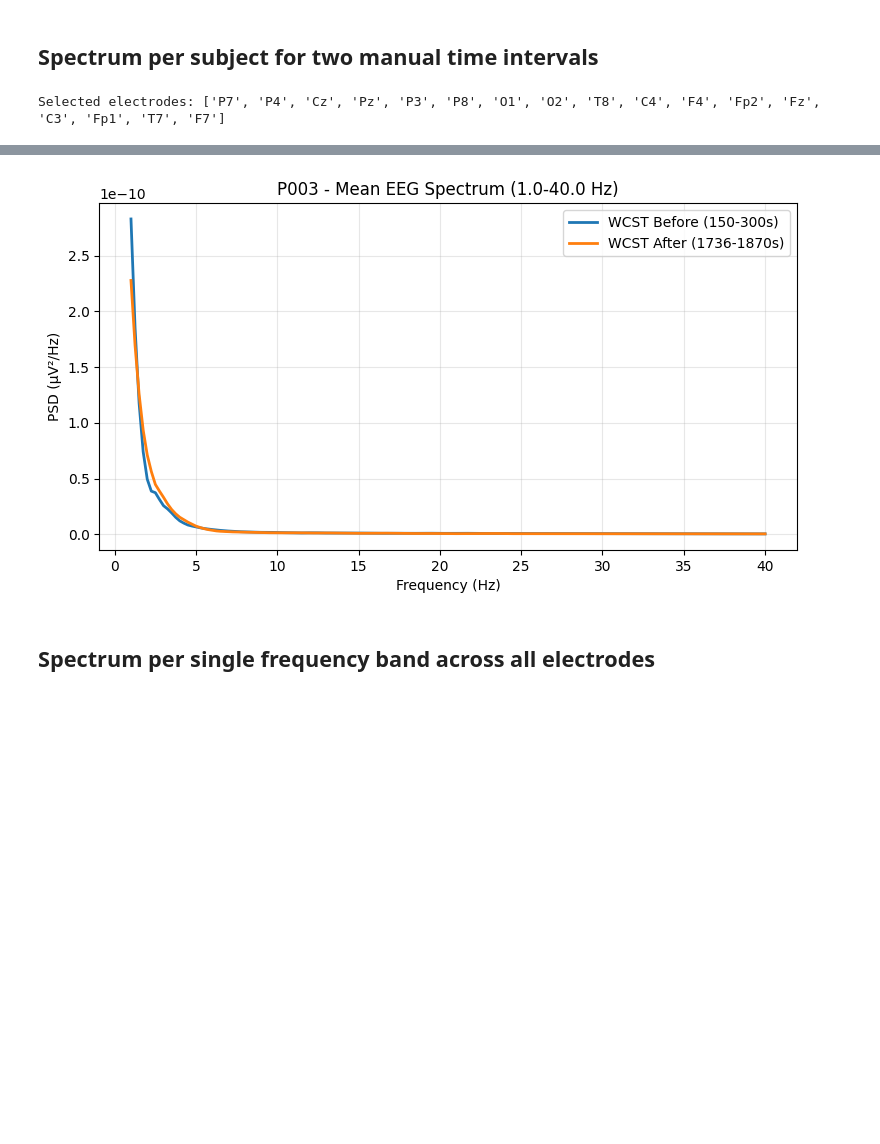
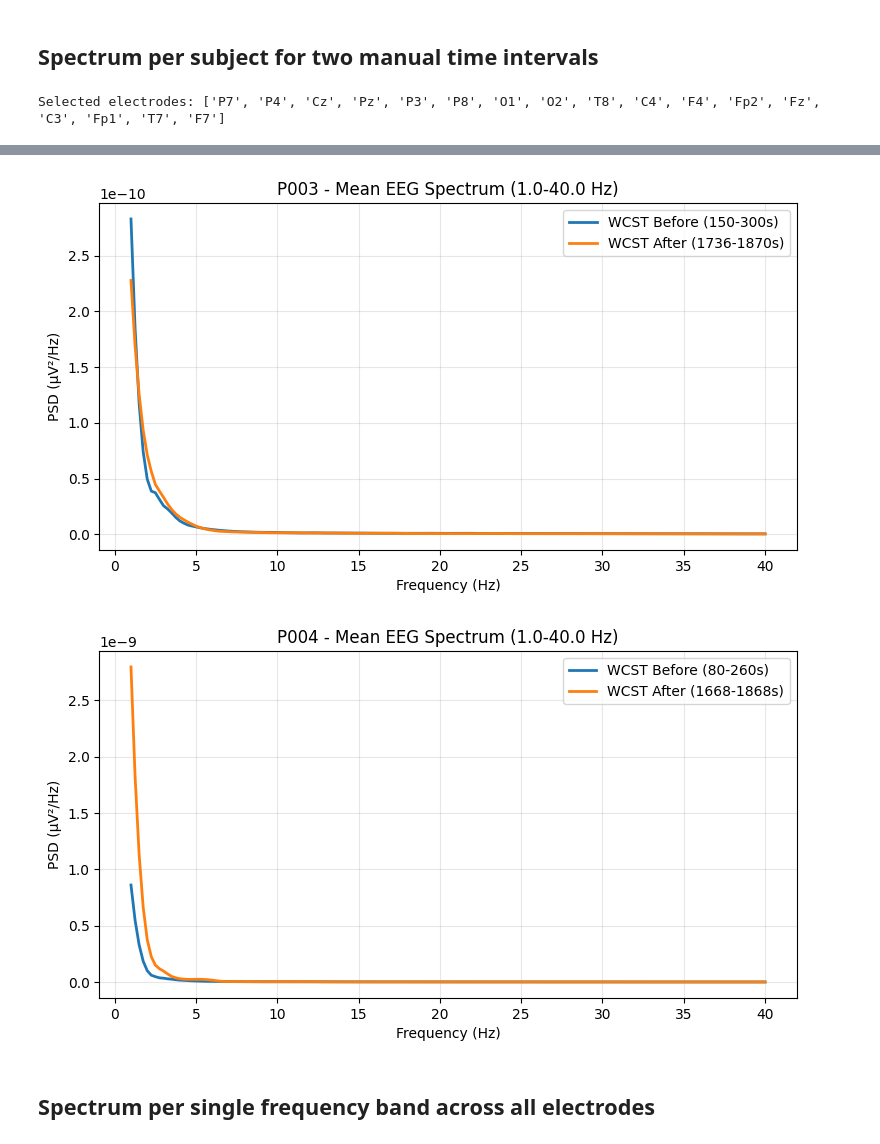
Before and after one commit to NadimSALEEM/0x2x2dual_WCST_analysis, a Jupyter notebook: 2-back/eeg/2back_eeg.ipynb, the cells around one changed output, grey strips where cells are left out. Saved outputs shown, nothing was run; the diff lists cells and outputs as text; code cells hidden in the pictures; blank space fills up the shorter version.

```diff
--- a/2-back/eeg/2back_eeg.ipynb
+++ b/2-back/eeg/2back_eeg.ipynb
@@ -168,7 +172,7 @@ manual_intervals_by_subject = {
     "P001": {"WCST Before": (40, 214), "WCST After": (1670, 1828)},
     "P002": {"WCST Before": (65, 230), "WCST After": (1905, 2048)},
     "P003": {"WCST Before": (150, 300), "WCST After": (1736, 1870)},
-    # "P004": {"WCST Before": (0, 150), "WCST After": (1047, 1190)},
+    "P004": {"WCST Before": (80, 260), "WCST After": (1668, 1868)},
 }
 
 # Use all EEG electrodes except T7 and F8
@@ -237,33 +241,34 @@ for subj, raw in sorted(raw_bp_by_subject.items()):
         window_length = min(11, len(mean_psd) if len(mean_psd) % 2 == 1 else len(mean_psd) - 1)
         if window_length >= 5:
             mean_psd_smooth = savgol_filter(mean_psd, window_length, polyorder=3)
             psd_data_smooth = np.array([savgol_filter(psd_data[i], window_length, polyorder=3)
                                        for i in range(psd_data.shape[0])])
         else:
             mean_psd_smooth = mean_psd
             psd_data_smooth = psd_data
 
         spectrum_results[subj][cond_name] = {
             "freqs": freqs,
             "mean_psd": mean_psd_smooth,
             "psd_data": psd_data_smooth,
             "ch_names": ch_names,
             "interval": (tmin, tmax),
         }
 
         ax.plot(freqs, mean_psd_smooth, label=f"{cond_name} ({tmin}-{tmax}s)", linewidth=2)
 
     ax.set_title(f"{subj} - Mean EEG Spectrum ({fmin}-{fmax} Hz)")
     ax.set_xlabel("Frequency (Hz)")
     ax.set_ylabel("PSD (μV²/Hz)")
     ax.grid(True, alpha=0.3)
     ax.legend()
     plt.show()
 # %% [output]
 Selected electrodes: ['P7', 'P4', 'Cz', 'Pz', 'P3', 'P8', 'O1', 'O2', 'T8', 'C4', 'F4', 'Fp2', 'Fz', 'C3', 'Fp1', 'T7', 'F7']
 [figure]
 [figure]
 [figure]
+[figure, added]
 # %% [markdown]
 ## Spectrum per single frequency band across all electrodes
 # %%
```
Also changed, not shown: parts of 10 cells of this notebook, 14 other files.
